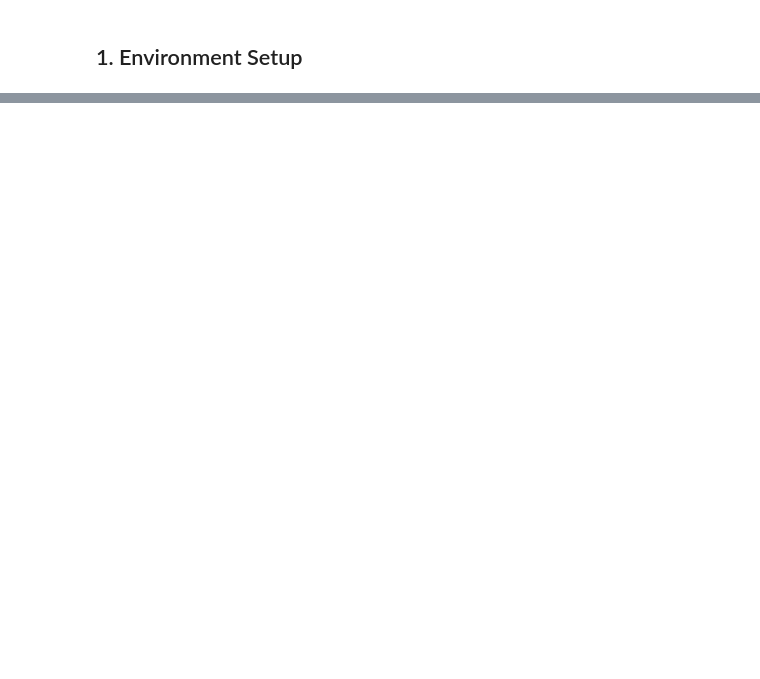
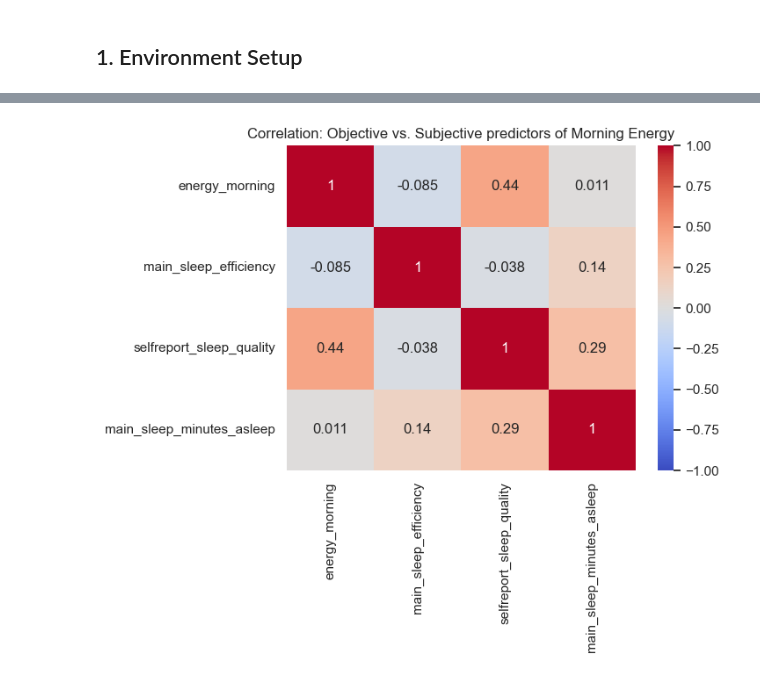
Before and after one commit to kyu976/Mind-Body-Synch-Coach, a Jupyter notebook: MBSC_DW.ipynb, the cells around one changed output, grey strips where cells are left out. Cells and saved outputs as stored; diff of their text form; code cells hidden in the pictures; blank space fills up the shorter version.

```diff
--- a/MBSC_DW.ipynb
+++ b/MBSC_DW.ipynb
@@ -92,0 +83,11 @@ print(df.head(3))
+# %%
+# Filter for necessary columns and handle missing values
+cols_to_keep = ['participantID1', 'date_of_activity', 'main_sleep_efficiency',
+                'main_sleep_minutes_asleep', 'main_sleep_rem_minutes', 'HRV',
+                'selfreport_sleep_quality', 'energy_morning', 'stress_evening']
+df_clean = df[cols_to_keep].dropna()
+
+# Convert date to datetime
+df_clean['date_of_activity'] = pd.to_datetime(df_clean['date_of_activity'])
+
+df_clean.head()
@@ -92,0 +104,9 @@ print(df.head(3))
+# %%
+# Correlation Heatmap
+corr_matrix = df_clean[['energy_morning', 'main_sleep_efficiency', 'selfreport_sleep_quality', 'main_sleep_minutes_asleep']].corr()
+
+sns.heatmap(corr_matrix, annot=True, cmap='coolwarm', vmin=-1, vmax=1)
+plt.title('Correlation: Objective vs. Subjective predictors of Morning Energy')
+plt.show()
+# %% [output]
+[figure, added]
```
Also changed, not shown: parts of 25 cells of this notebook.
